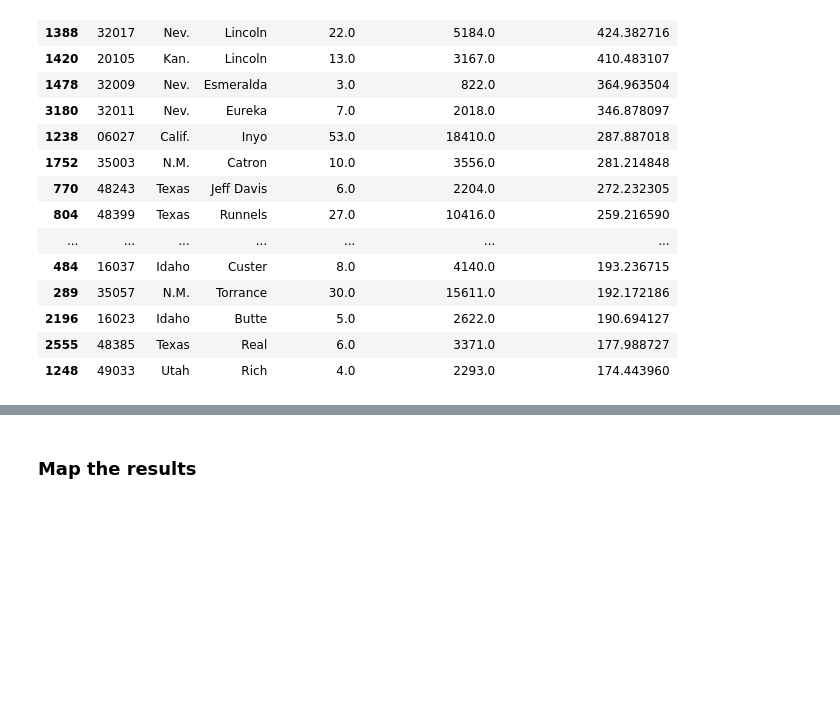
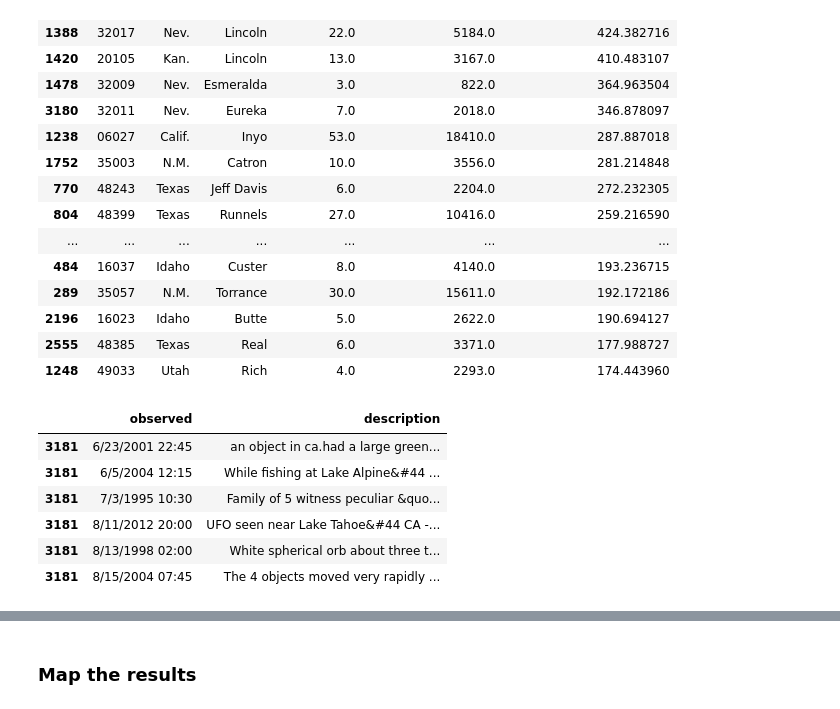
Before and after one commit to datadesk/geopandas-spatial-join-example, a Jupyter notebook: notebook.ipynb, the cells around one changed output, grey strips where cells are left out. Cells and saved outputs as stored; diff of their text form; code cells hidden in the pictures; blank space fills up the shorter version.

```diff
--- a/notebook.ipynb
+++ b/notebook.ipynb
@@ -188,3 +219,16 @@ county_counts_with_pop_gdf[[
 | 2196 | 16023 | Idaho | Butte | 5.0 | 2622.0 | 190.694127 |
 | 2555 | 48385 | Texas | Real | 6.0 | 3371.0 | 177.988727 |
 | 1248 | 49033 | Utah | Rich | 4.0 | 2293.0 | 174.443960 |
+# %%
+merged_gdf[merged_gdf.GEOID == '06003'][[
+    'observed',
+    'description'
+]].head(25)
+# %% [output]
+|  | observed | description |
+| 3181 | 6/23/2001 22:45 | an object in ca.had a large green... |
+| 3181 | 6/5/2004 12:15 | While fishing at Lake Alpine&#44 ... |
+| 3181 | 7/3/1995 10:30 | Family of 5 witness peculiar &quo... |
+| 3181 | 8/11/2012 20:00 | UFO seen near Lake Tahoe&#44 CA -... |
+| 3181 | 8/13/1998 02:00 | White spherical orb about three t... |
+| 3181 | 8/15/2004 07:45 | The 4 objects moved very rapidly ... |
```
Also changed, not shown: parts of 5 cells of this notebook.
